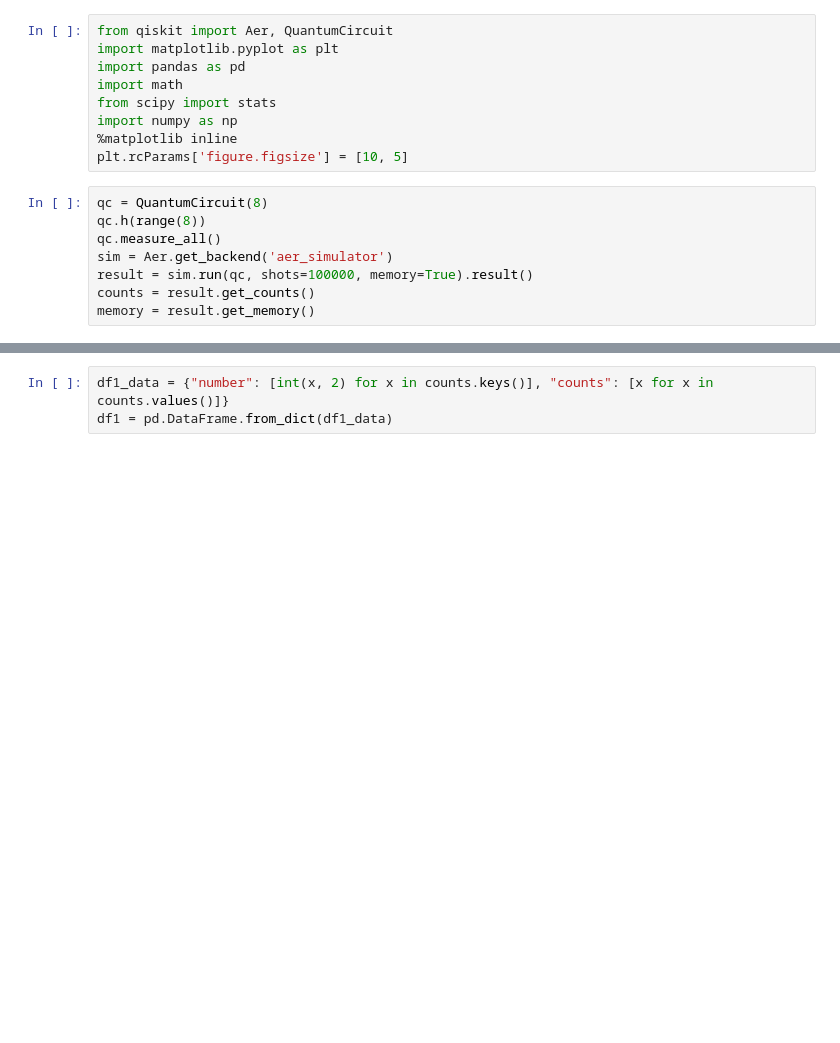
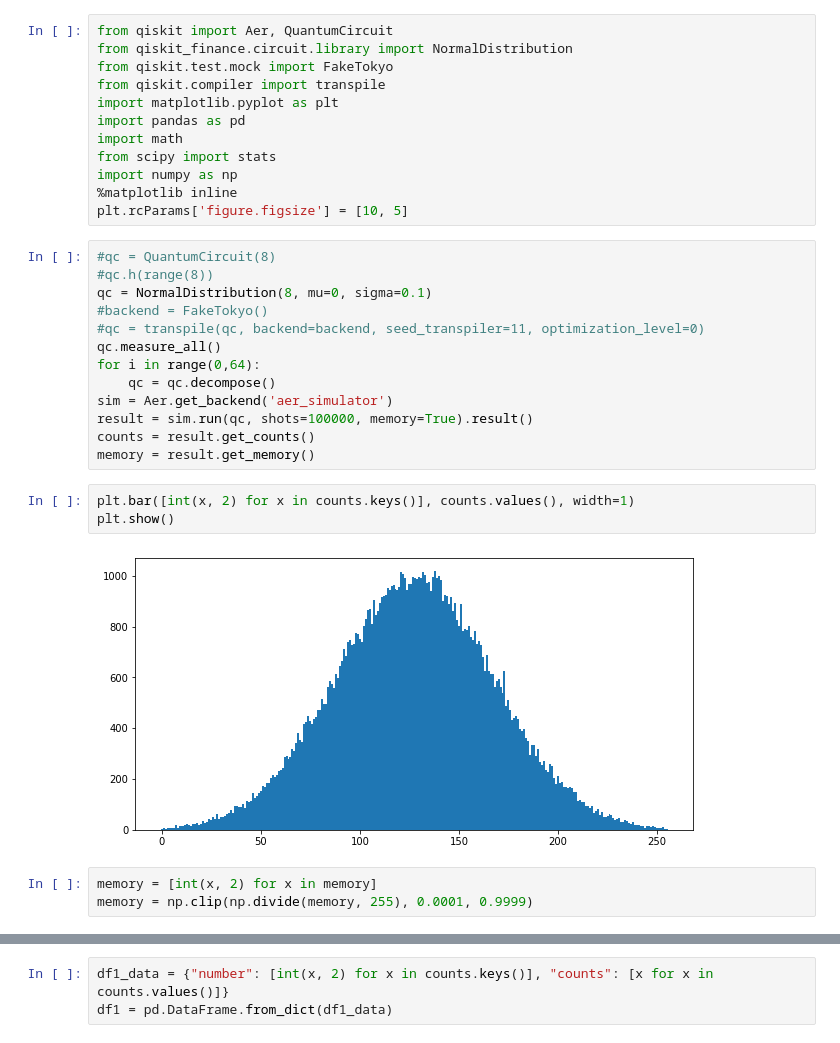
Before and after one commit to StoianAlinBogdan/ProiectLicenta, a Jupyter notebook: Kolomogorov.ipynb, the cells around one changed output, grey strips where cells are left out. Saved outputs shown, nothing was run; the diff lists cells and outputs as text; blank space fills up the shorter version.

```diff
--- a/Kolomogorov.ipynb
+++ b/Kolomogorov.ipynb
@@ -1,5 +1,8 @@
 # %%
 from qiskit import Aer, QuantumCircuit
+from qiskit_finance.circuit.library import NormalDistribution
+from qiskit.test.mock import FakeTokyo
+from qiskit.compiler import transpile
 import matplotlib.pyplot as plt
 import pandas as pd
 import math
@@ -8,10 +11,23 @@ import numpy as np
 %matplotlib inline
 plt.rcParams['figure.figsize'] = [10, 5]
 # %%
-qc = QuantumCircuit(8)
-qc.h(range(8))
+#qc = QuantumCircuit(8)
+#qc.h(range(8))
+qc = NormalDistribution(8, mu=0, sigma=0.1)
+#backend = FakeTokyo()
+#qc = transpile(qc, backend=backend, seed_transpiler=11, optimization_level=0)
 qc.measure_all()
+for i in range(0,64):
+    qc = qc.decompose()
 sim = Aer.get_backend('aer_simulator')
 result = sim.run(qc, shots=100000, memory=True).result()
 counts = result.get_counts()
 memory = result.get_memory()
+# %%
+plt.bar([int(x, 2) for x in counts.keys()], counts.values(), width=1)
+plt.show()
+# %% [output]
+[figure, added]
+# %%
+memory = [int(x, 2) for x in memory]
+memory = np.clip(np.divide(memory, 255), 0.0001, 0.9999)
```
Also changed, not shown: parts of 9 cells of this notebook, 2 other files.
